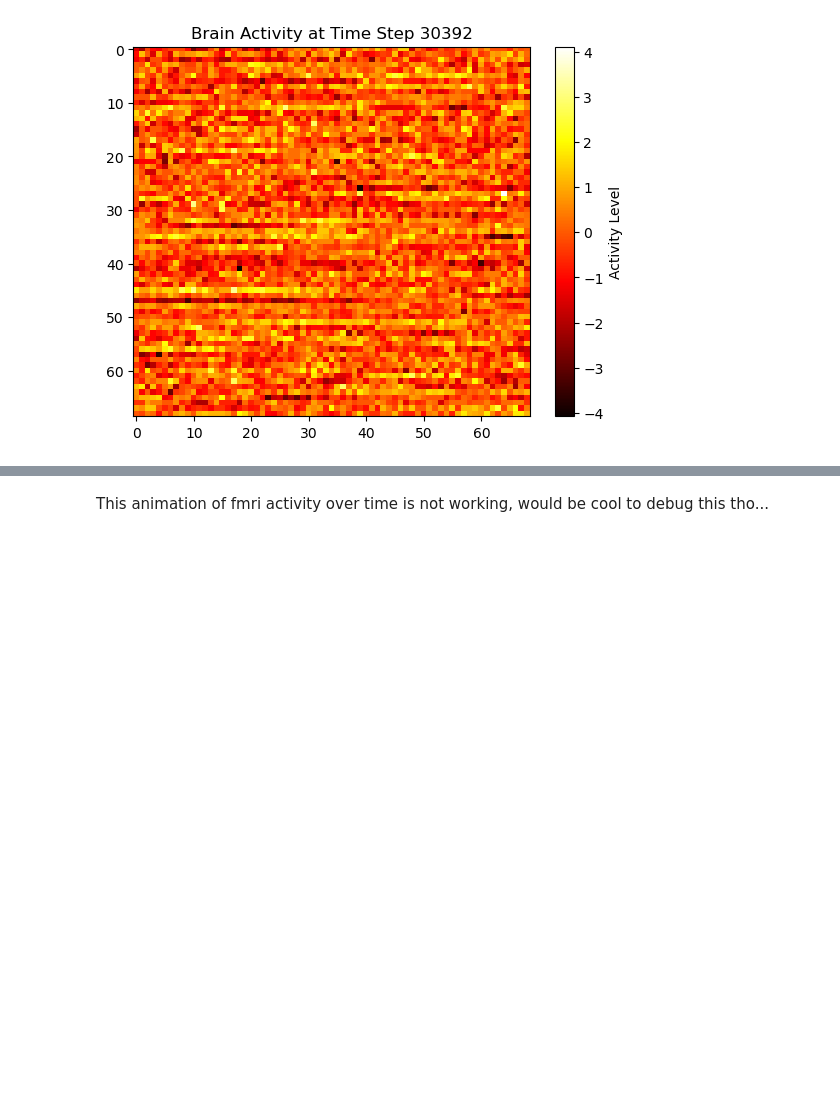
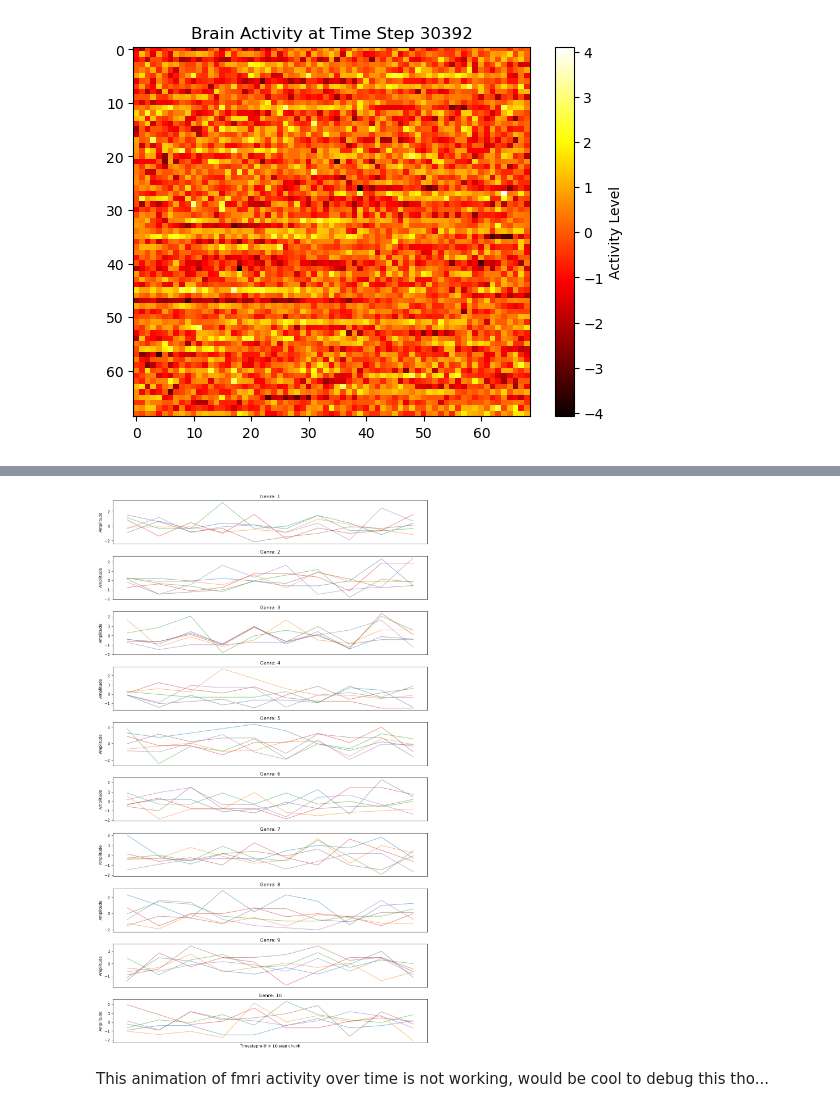
Before and after one commit to jenniarakaki/n120, a Jupyter notebook: data_exploration.ipynb, the cells around one changed output, grey strips where cells are left out. Cells and saved outputs as stored; diff of their text form; code cells hidden in the pictures; blank space fills up the shorter version.

```diff
--- a/data_exploration.ipynb
+++ b/data_exploration.ipynb
@@ -213,3 +283,39 @@ plt.show()
+# %%
+import numpy as np
+import matplotlib.pyplot as plt
+
+# Your time series
+data = test1[0, 0, :]              # shape: (600,)
+genres = np.array(genre_labels)    # shape: (60,), one label per 10-timestep chunk
+
+# Sanity check
+assert len(data) // 10 == len(genres), "Mismatch: 10 timesteps per genre label expected"
+
+# Reshape data into (60, 10)
+chunks = data.reshape(-1, 10)  # 60 chunks, 10 timesteps each
+
+# Group chunks by genre
+unique_genres = np.unique(genres)
+
+# Plot each genre in its own subplot
+plt.figure(figsize=(12, len(unique_genres) * 2))
+
+for i, genre in enumerate(unique_genres):
+    genre_chunks = chunks[genres == genre]  # shape: (num_chunks, 10)
+
+    plt.subplot(len(unique_genres), 1, i + 1)
+    for row in genre_chunks:
+        plt.plot(row, alpha=0.5)  # plot each chunk in this genre
+    plt.title(f"Genre: {genre}")
+    plt.ylabel("Amplitude")
+    plt.xticks([])
+    if i == len(unique_genres) - 1:
+        plt.xlabel("Timestep within 10-step chunk")
+
+plt.tight_layout()
+plt.show()
+# %% [output]
+[figure, added]
 # %% [markdown]
 This animation of fmri activity over time is not working, would be cool to debug this tho...
 # %%
```
Also changed, not shown: parts of 3 cells of this notebook, 1 other file.
